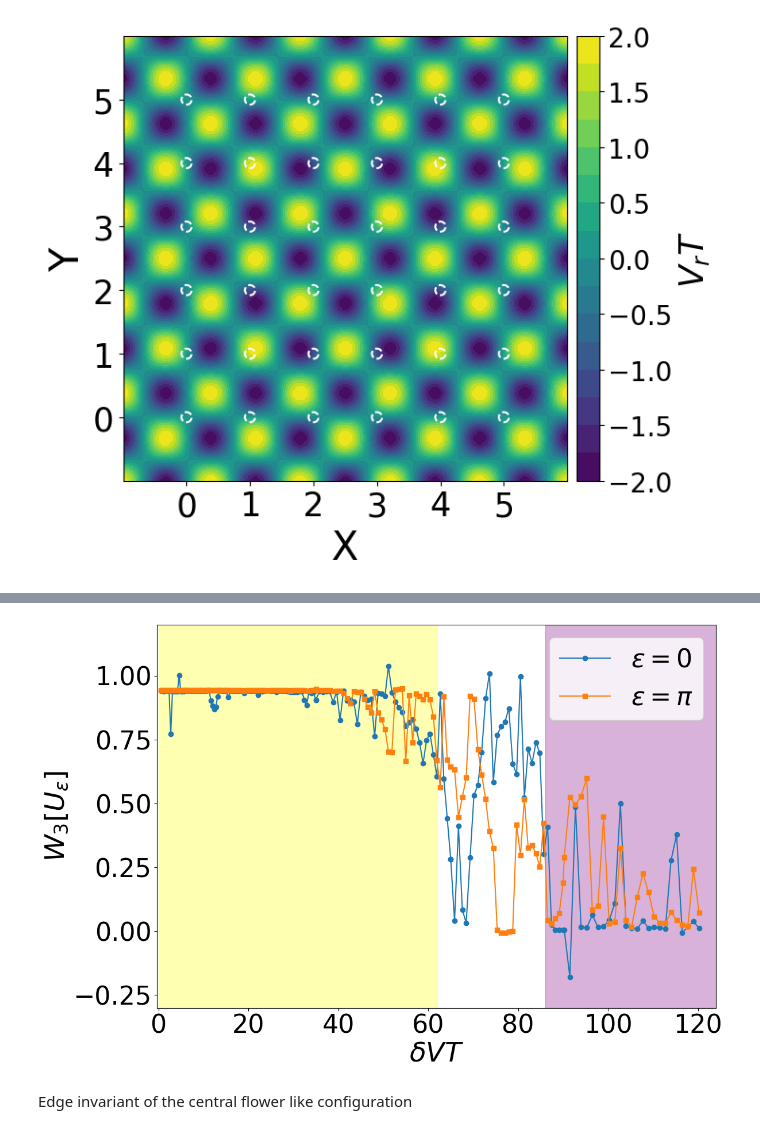
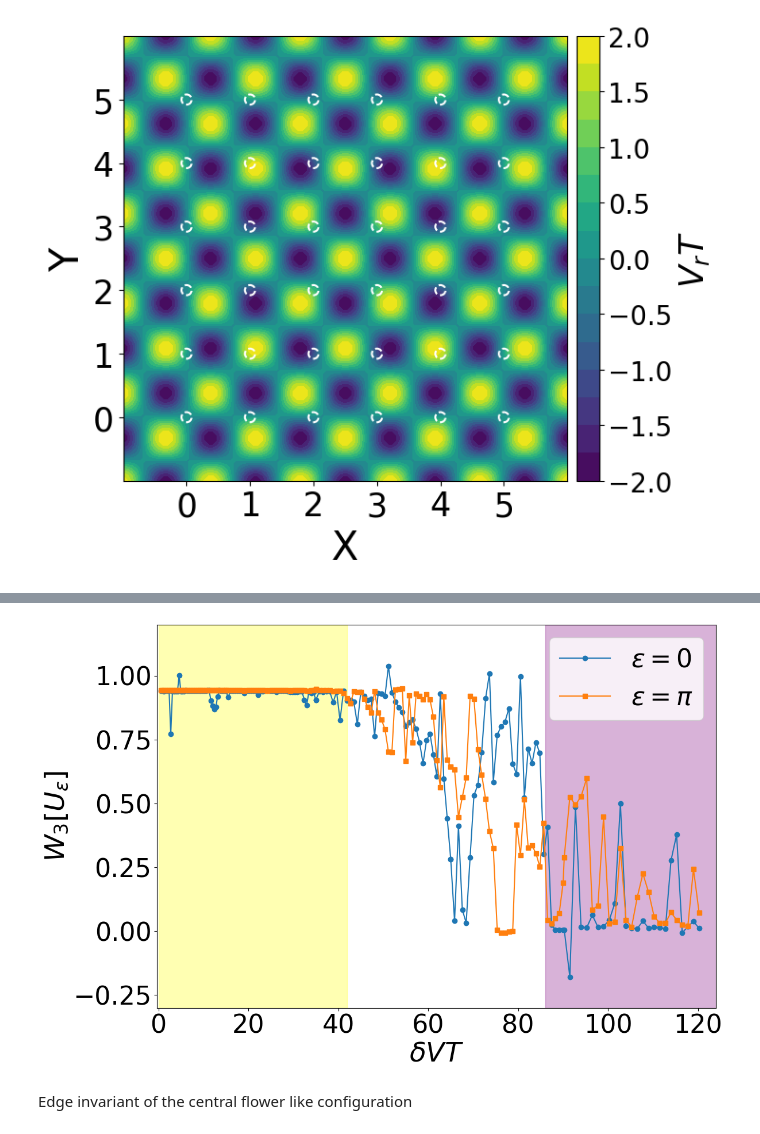
Before and after one commit to NGC2237-Clark/Topo_Loco_QCs, a Jupyter notebook: Floquet/AFAI_GPU_debugertbc.ipynb, the cells around one changed output, grey strips where cells are left out. Cells and saved outputs as stored; diff of their text form; code cells hidden in the pictures.

```diff
--- a/Floquet/AFAI_GPU_debugertbc.ipynb
+++ b/Floquet/AFAI_GPU_debugertbc.ipynb
@@ -388,35 +388,35 @@ fig, ax = plt.subplots(figsize=(12, 8))
 # Plot y1 with label for epsilon = 0
 ax.plot(vdT_quasi1, y1_quasi1, label=r'$\varepsilon = 0$', marker='o')
 
 # Plot y2 with label for epsilon = pi
 ax.plot(vdT_quasi1, y2_quasi1, label=r'$\varepsilon = \pi$', marker='s')
 
 # Set labels and fontsize
 ax.set_xlabel(r'$\delta VT$', fontsize=34)
 ax.set_ylabel(r'$W_3[U_\varepsilon]$', fontsize=34)
 
 # Set tick label font sizes
 ax.tick_params(axis='x', labelsize=32)
 ax.tick_params(axis='y', labelsize=32)
 
 # Add a legend with the specified font size
 ax.legend(fontsize=32)
 ax.set_ylim(-0.3, 1.2)
 ax.set_xlim(-0.3, 124)
 # Add a colored window on the x-axis
 x_min_afai = 0  # starting x value of the window
-x_max_afai = 62  # ending x value of the window
+x_max_afai = 42  # ending x value of the window
 ax.axvspan(x_min_afai, x_max_afai, color='yellow', alpha=0.3)
 
 x_min_trivial = 86 ## Starting vdT value for the topologically trivial phase
 x_max_trivial = 125
 ax.axvspan(x_min_trivial, x_max_trivial, color='purple', alpha=0.3)
 # Show the plot
 plt.tight_layout()
 plt.savefig('bulkwinding_quasi_1.pdf')
 plt.show()
 # %% [output]
-[figure, old version]
+[figure, new version]
 # %% [markdown]
 Edge invariant of the central flower like configuration
 # %%
```
Also changed, not shown: parts of 34 cells of this notebook, 46 other files.
